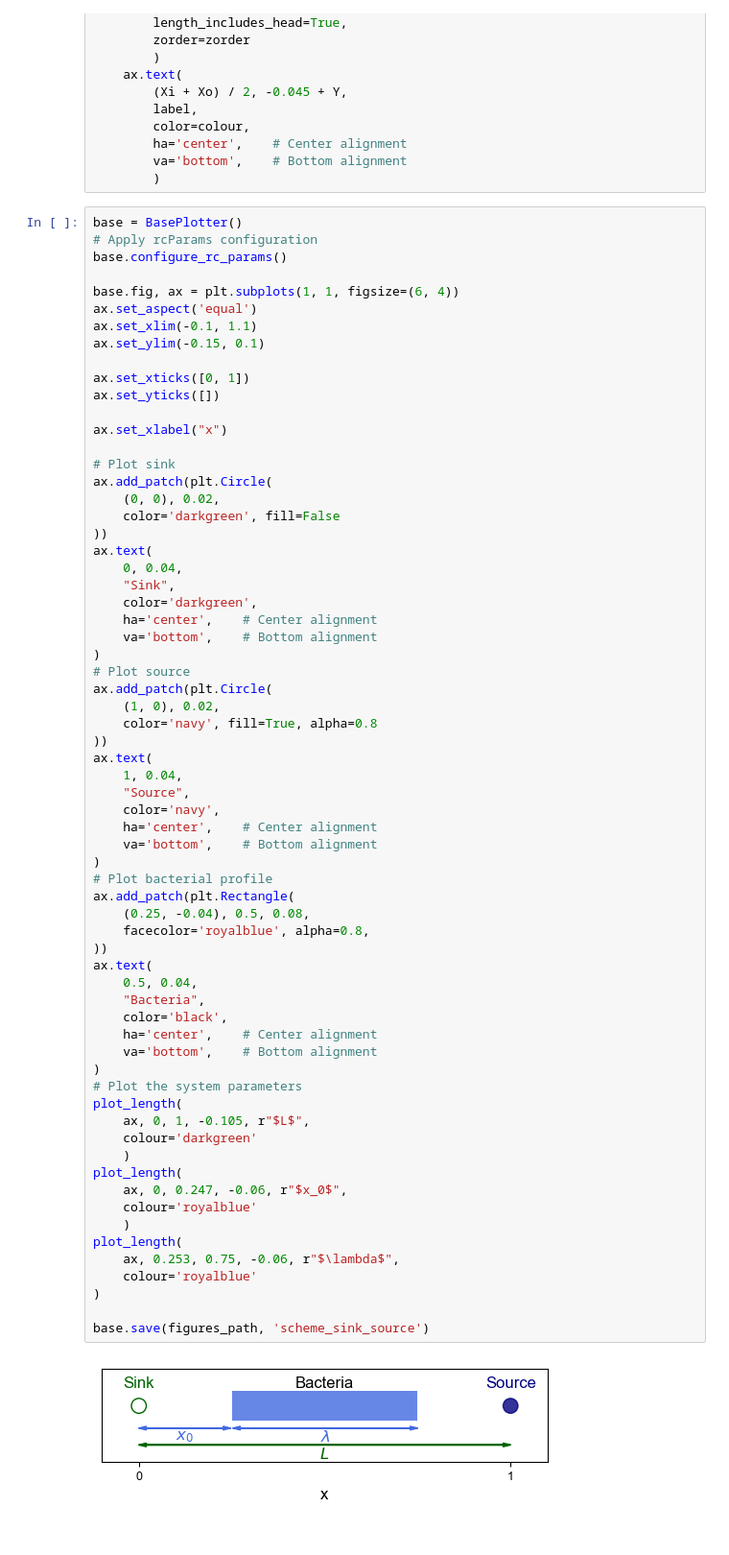
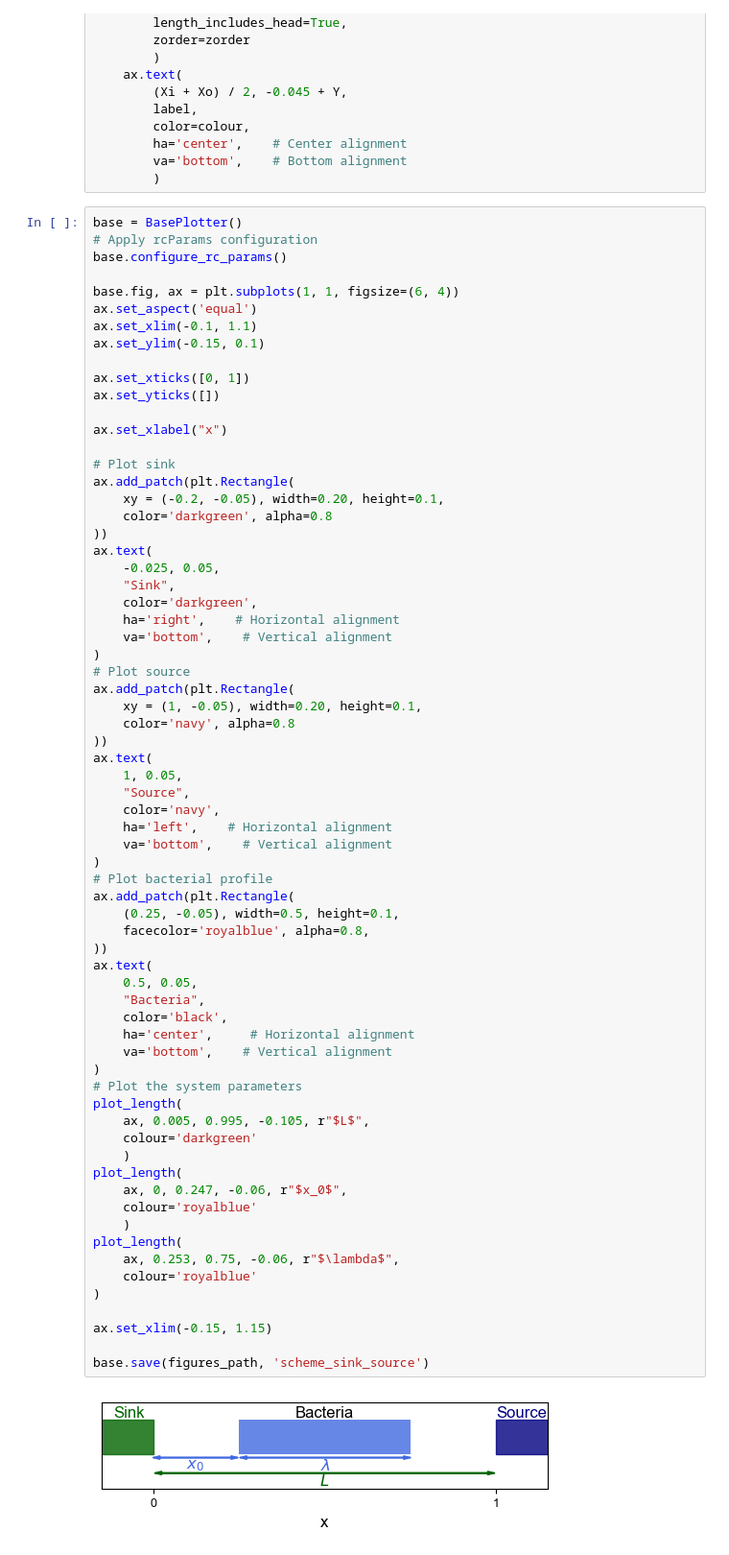
Before and after one commit to GeorchPz/bacterial_chemotaxis_effect_on_chemoattractor_cell, a Jupyter notebook: Scheme_1D_system.ipynb, the cells around one changed output. Shown at 96% size. Cells and saved outputs as stored; diff of their text form.

```diff
--- a/Scheme_1D_system.ipynb
+++ b/Scheme_1D_system.ipynb
@@ -49,55 +49,57 @@ ax.set_yticks([])
 ax.set_xlabel("x")
 
 # Plot sink
-ax.add_patch(plt.Circle(
-    (0, 0), 0.02,
-    color='darkgreen', fill=False
+ax.add_patch(plt.Rectangle(
+    xy = (-0.2, -0.05), width=0.20, height=0.1,
+    color='darkgreen', alpha=0.8
 ))
 ax.text(
-    0, 0.04,
+    -0.025, 0.05,
     "Sink",
     color='darkgreen',
-    ha='center',    # Center alignment
-    va='bottom',    # Bottom alignment
+    ha='right',    # Horizontal alignment
+    va='bottom',    # Vertical alignment
 )
 # Plot source
-ax.add_patch(plt.Circle(
-    (1, 0), 0.02,
-    color='navy', fill=True, alpha=0.8
+ax.add_patch(plt.Rectangle(
+    xy = (1, -0.05), width=0.20, height=0.1,
+    color='navy', alpha=0.8
 ))
 ax.text(
-    1, 0.04,
+    1, 0.05,
     "Source",
     color='navy',
-    ha='center',    # Center alignment
-    va='bottom',    # Bottom alignment
+    ha='left',    # Horizontal alignment
+    va='bottom',    # Vertical alignment
 )
 # Plot bacterial profile
 ax.add_patch(plt.Rectangle(
-    (0.25, -0.04), 0.5, 0.08,
+    (0.25, -0.05), width=0.5, height=0.1,
     facecolor='royalblue', alpha=0.8,
 ))
 ax.text(
-    0.5, 0.04,
+    0.5, 0.05,
     "Bacteria",
     color='black',
-    ha='center',    # Center alignment
-    va='bottom',    # Bottom alignment
+    ha='center',     # Horizontal alignment
+    va='bottom',    # Vertical alignment
 )
 # Plot the system parameters
 plot_length(
-    ax, 0, 1, -0.105, r"$L$",
+    ax, 0.005, 0.995, -0.105, r"$L$",
     colour='darkgreen'
     )
 plot_length(
     ax, 0, 0.247, -0.06, r"$x_0$",
     colour='royalblue'
     )
 plot_length(
     ax, 0.253, 0.75, -0.06, r"$\lambda$",
     colour='royalblue'
 )
 
+ax.set_xlim(-0.15, 1.15)
+
 base.save(figures_path, 'scheme_sink_source')
 # %% [output]
-[figure, old version]
+[figure, new version]
```
Also changed, not shown: 11 other files.
